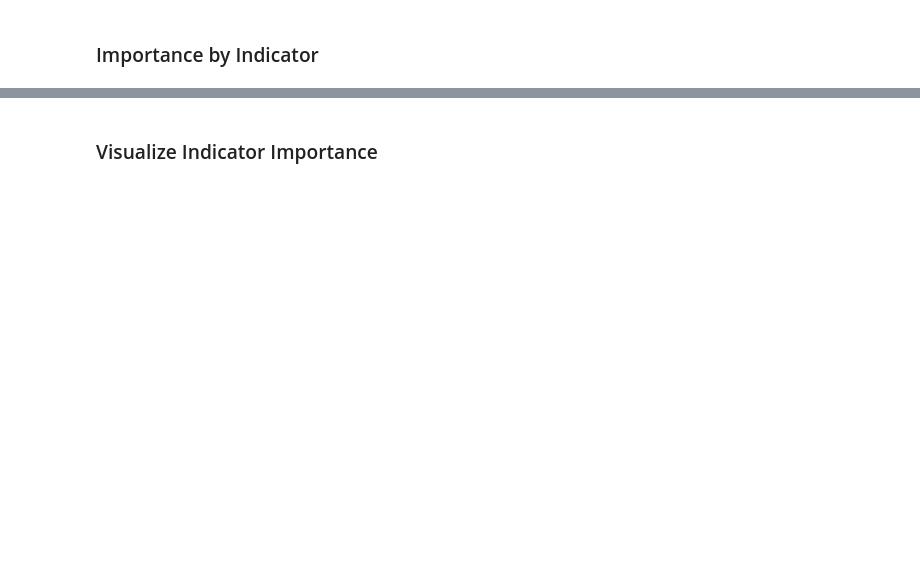
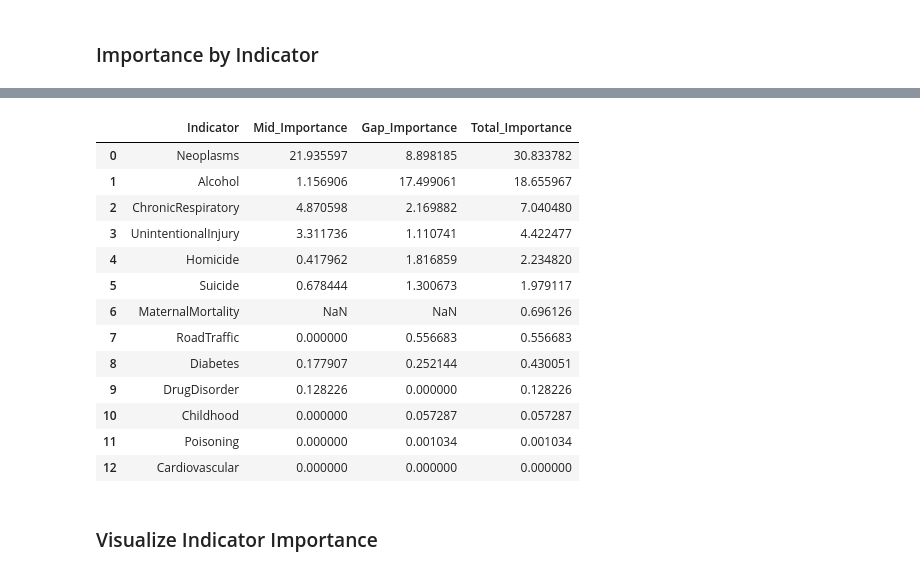
Before and after one commit to AllenDowney/EqualityWEF, a Jupyter notebook: HALE/model_hale.ipynb, the cells around one changed output, grey strips where cells are left out. Cells and saved outputs as stored; diff of their text form; code cells hidden in the pictures; blank space fills up the shorter version.

```diff
--- a/HALE/model_hale.ipynb
+++ b/HALE/model_hale.ipynb
@@ -449,9 +574,23 @@ indicator_importance_df
 # %%
 # Write indicator importance table to HTML
-indicator_importance_formatted = format_table_sig_figs(indicator_importance_df.reset_index())
-indicator_importance_formatted = indicator_importance_formatted.rename(columns={'index': 'Indicator'})
-indicator_importance_formatted.to_html('jb/tables/indicator_importance_hale.html', index=False)
+indicator_importance_formatted = indicator_importance_df.reset_index().rename(columns={'index': 'Indicator'})
+write_html_table(indicator_importance_formatted, 'jb/tables/indicator_importance_hale.html')
 indicator_importance_formatted
+# %% [output]
+|  | Indicator | Mid_Importance | Gap_Importance | Total_Importance |
+| 0 | Neoplasms | 21.935597 | 8.898185 | 30.833782 |
+| 1 | Alcohol | 1.156906 | 17.499061 | 18.655967 |
+| 2 | ChronicRespiratory | 4.870598 | 2.169882 | 7.040480 |
+| 3 | UnintentionalInjury | 3.311736 | 1.110741 | 4.422477 |
+| 4 | Homicide | 0.417962 | 1.816859 | 2.234820 |
+| 5 | Suicide | 0.678444 | 1.300673 | 1.979117 |
+| 6 | MaternalMortality | NaN | NaN | 0.696126 |
+| 7 | RoadTraffic | 0.000000 | 0.556683 | 0.556683 |
+| 8 | Diabetes | 0.177907 | 0.252144 | 0.430051 |
+| 9 | DrugDisorder | 0.128226 | 0.000000 | 0.128226 |
+| 10 | Childhood | 0.000000 | 0.057287 | 0.057287 |
+| 11 | Poisoning | 0.000000 | 0.001034 | 0.001034 |
+| 12 | Cardiovascular | 0.000000 | 0.000000 | 0.000000 |
 # %% [markdown]
 ### Visualize Indicator Importance
 # %%
```
Also changed, not shown: parts of 50 cells of this notebook, 6 other files.
